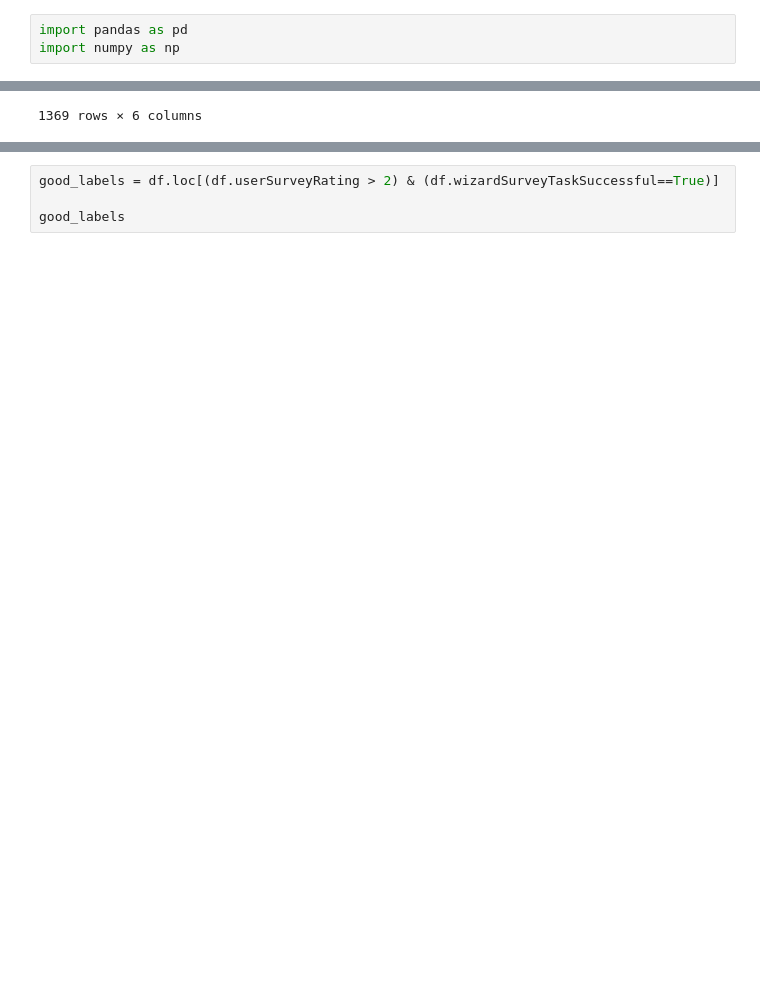
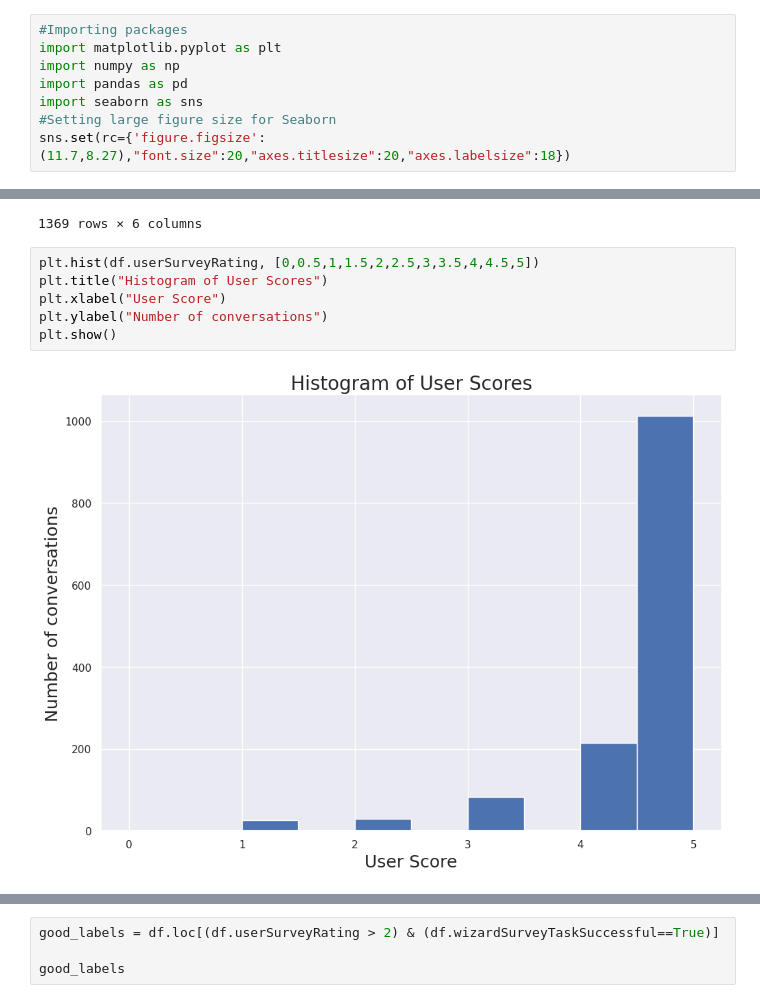
Before and after one commit to octave-ati/Designing-a-responsive-Flight-Booking-Chatbot, a Jupyter notebook: P10_notebook.ipynb, the cells around one changed output, grey strips where cells are left out. Saved outputs shown, nothing was run; the diff lists cells and outputs as text; blank space fills up the shorter version.

```diff
--- a/P10_notebook.ipynb
+++ b/P10_notebook.ipynb
@@ -1,6 +1,11 @@
 # %%
+#Importing packages
+import matplotlib.pyplot as plt
+import numpy as np
 import pandas as pd
-import numpy as np
+import seaborn as sns
+#Setting large figure size for Seaborn
+sns.set(rc={'figure.figsize':(11.7,8.27),"font.size":20,"axes.titlesize":20,"axes.labelsize":18})
 # %%
 data = pd.read_json('Data/frames.json')
 data.head()
@@ -48,3 +53,11 @@ df
 | 1367 | U2AMZ8TLK | [{'text': 'Hi there, I'm looking ... | U21DMV0KA | ffa79d2c-14eb-45e6-8573-b0817a1a1803 | 4.0 | True |
 | 1368 | U2AMZ8TLK | [{'text': 'I need to book a trip ... | U260BGVS6 | 0d364be2-9f43-4f5a-8506-1af4523515ba | 5.0 | True |
 1369 rows × 6 columns
+# %%
+plt.hist(df.userSurveyRating, [0,0.5,1,1.5,2,2.5,3,3.5,4,4.5,5])
+plt.title("Histogram of User Scores")
+plt.xlabel("User Score")
+plt.ylabel("Number of conversations")
+plt.show()
+# %% [output]
+[figure, added]
```
Also changed, not shown: parts of 24 cells of this notebook, 11 other files.
